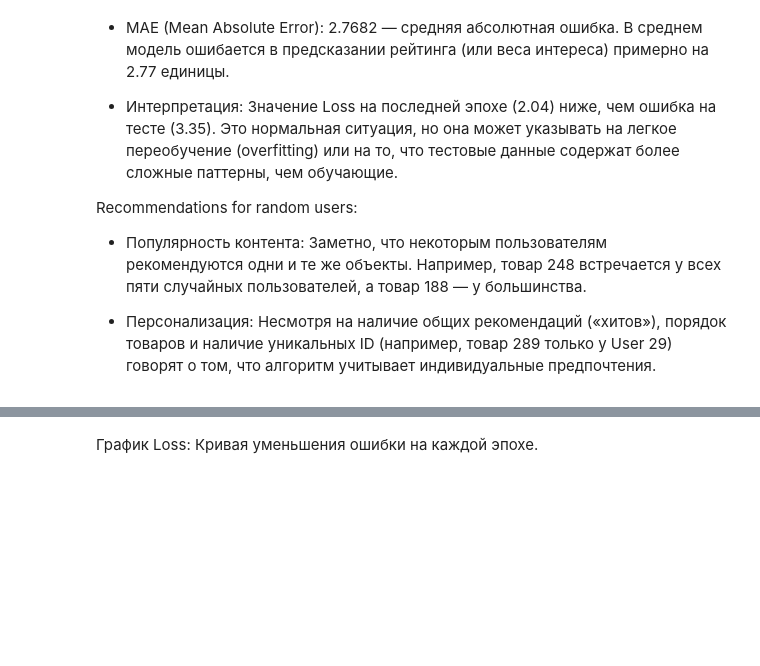
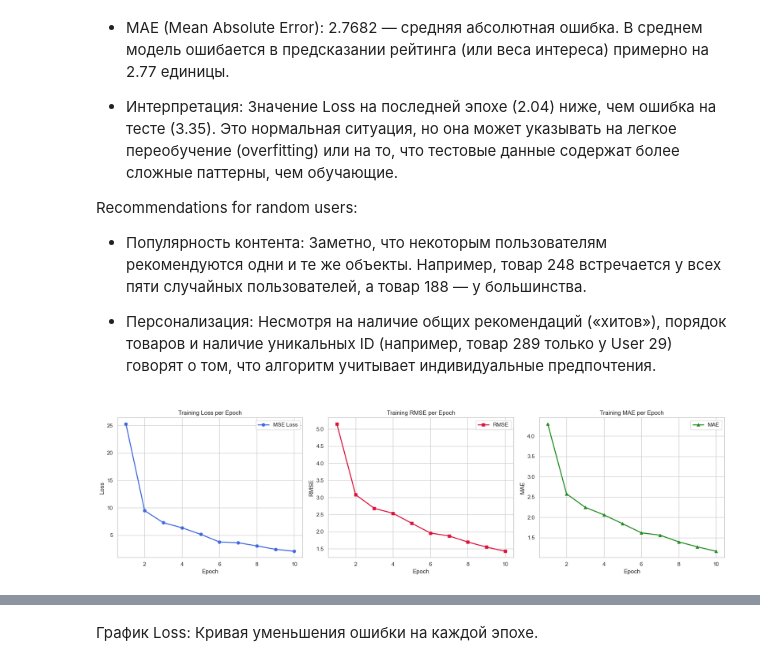
Before and after one commit to GDV333/NNLab1, a Jupyter notebook: Recommender_sys.ipynb, the cells around one changed output, grey strips where cells are left out. Drawn from its saved outputs; the diff is of its cells as text; code cells hidden in the pictures; blank space fills up the shorter version.

```diff
--- a/Recommender_sys.ipynb
+++ b/Recommender_sys.ipynb
@@ -237,3 +254,35 @@ Recommendations for random users:
 * Популярность контента: Заметно, что некоторым пользователям рекомендуются одни и те же объекты. Например, товар 248 встречается у всех пяти случайных пользователей, а товар 188 — у большинства.
 
 * Персонализация: Несмотря на наличие общих рекомендаций («хитов»), порядок товаров и наличие уникальных ID (например, товар 289 только у User 29) говорят о том, что алгоритм учитывает индивидуальные предпочтения.
+# %%
+sns.set(style="whitegrid")
+plt.figure(figsize=(18, 5))
+
+# График Training Loss
+plt.subplot(1, 3, 1)
+plt.plot(range(1, 11), history['train_loss'], marker='o', color='royalblue', lw=2, label='MSE Loss')
+plt.title('Training Loss per Epoch')
+plt.xlabel('Epoch')
+plt.ylabel('Loss')
+plt.legend()
+
+# График RMSE
+plt.subplot(1, 3, 2)
+plt.plot(range(1, 11), history['train_rmse'], marker='s', color='crimson', lw=2, label='RMSE')
+plt.title('Training RMSE per Epoch')
+plt.xlabel('Epoch')
+plt.ylabel('RMSE')
+plt.legend()
+
+# График MAE
+plt.subplot(1, 3, 3)
+plt.plot(range(1, 11), history['train_mae'], marker='^', color='forestgreen', lw=2, label='MAE')
+plt.title('Training MAE per Epoch')
+plt.xlabel('Epoch')
+plt.ylabel('MAE')
+plt.legend()
+
+plt.tight_layout()
+plt.show()
+# %% [output]
+[figure, added]
```
Also changed, not shown: parts of 10 cells of this notebook.
